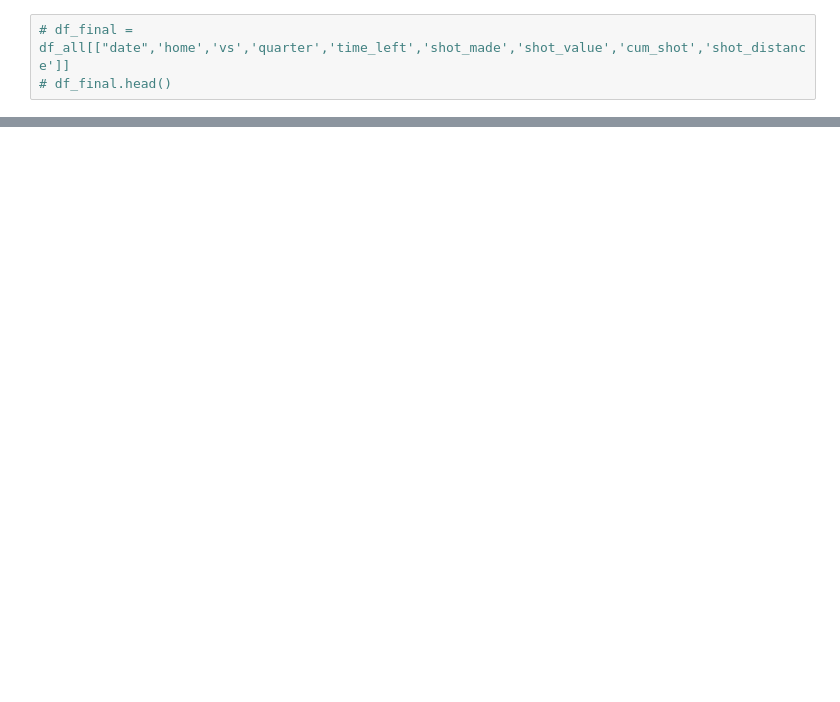
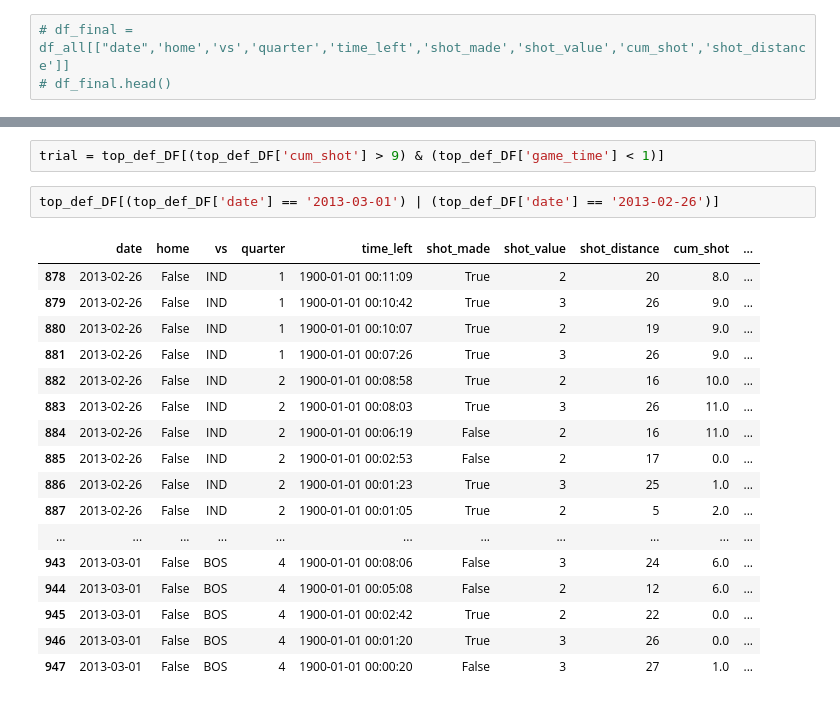
Before and after one commit to Fluffisaurus/player-performance-projection, a Jupyter notebook: scripts/combine_shooting_data.ipynb, the cells around one changed output, grey strips where cells are left out. Saved outputs shown, nothing was run; the diff lists cells and outputs as text; blank space fills up the shorter version.

```diff
--- a/scripts/combine_shooting_data.ipynb
+++ b/scripts/combine_shooting_data.ipynb
@@ -69,0 +186,22 @@ plt.show()
+# %%
+trial = top_def_DF[(top_def_DF['cum_shot'] > 9) & (top_def_DF['game_time'] < 1)]
+# %%
+top_def_DF[(top_def_DF['date'] == '2013-03-01') | (top_def_DF['date'] == '2013-02-26')]
+# %% [output]
+|  | date | home | vs | quarter | time_left | shot_made | shot_value | shot_distance | cum_shot | ... |
+| 878 | 2013-02-26 | False | IND | 1 | 1900-01-01 00:11:09 | True | 2 | 20 | 8.0 | ... |
+| 879 | 2013-02-26 | False | IND | 1 | 1900-01-01 00:10:42 | True | 3 | 26 | 9.0 | ... |
+| 880 | 2013-02-26 | False | IND | 1 | 1900-01-01 00:10:07 | True | 2 | 19 | 9.0 | ... |
+| 881 | 2013-02-26 | False | IND | 1 | 1900-01-01 00:07:26 | True | 3 | 26 | 9.0 | ... |
+| 882 | 2013-02-26 | False | IND | 2 | 1900-01-01 00:08:58 | True | 2 | 16 | 10.0 | ... |
+| 883 | 2013-02-26 | False | IND | 2 | 1900-01-01 00:08:03 | True | 3 | 26 | 11.0 | ... |
+| 884 | 2013-02-26 | False | IND | 2 | 1900-01-01 00:06:19 | False | 2 | 16 | 11.0 | ... |
+| 885 | 2013-02-26 | False | IND | 2 | 1900-01-01 00:02:53 | False | 2 | 17 | 0.0 | ... |
+| 886 | 2013-02-26 | False | IND | 2 | 1900-01-01 00:01:23 | True | 3 | 25 | 1.0 | ... |
+| 887 | 2013-02-26 | False | IND | 2 | 1900-01-01 00:01:05 | True | 2 | 5 | 2.0 | ... |
+| ... | ... | ... | ... | ... | ... | ... | ... | ... | ... | ... |
+| 943 | 2013-03-01 | False | BOS | 4 | 1900-01-01 00:08:06 | False | 3 | 24 | 6.0 | ... |
+| 944 | 2013-03-01 | False | BOS | 4 | 1900-01-01 00:05:08 | False | 2 | 12 | 6.0 | ... |
+| 945 | 2013-03-01 | False | BOS | 4 | 1900-01-01 00:02:42 | True | 2 | 22 | 0.0 | ... |
+| 946 | 2013-03-01 | False | BOS | 4 | 1900-01-01 00:01:20 | True | 3 | 26 | 0.0 | ... |
+| 947 | 2013-03-01 | False | BOS | 4 | 1900-01-01 00:00:20 | False | 3 | 27 | 1.0 | ... |
```
Also changed, not shown: parts of 19 cells of this notebook, 3 other files.
